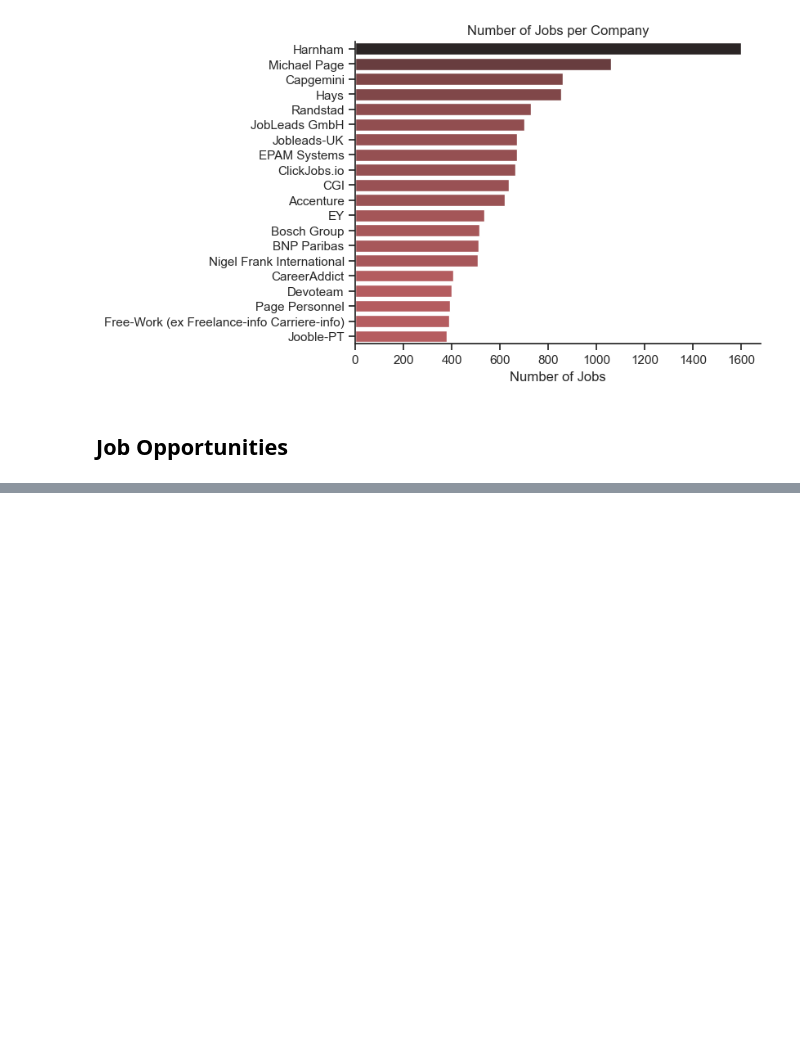
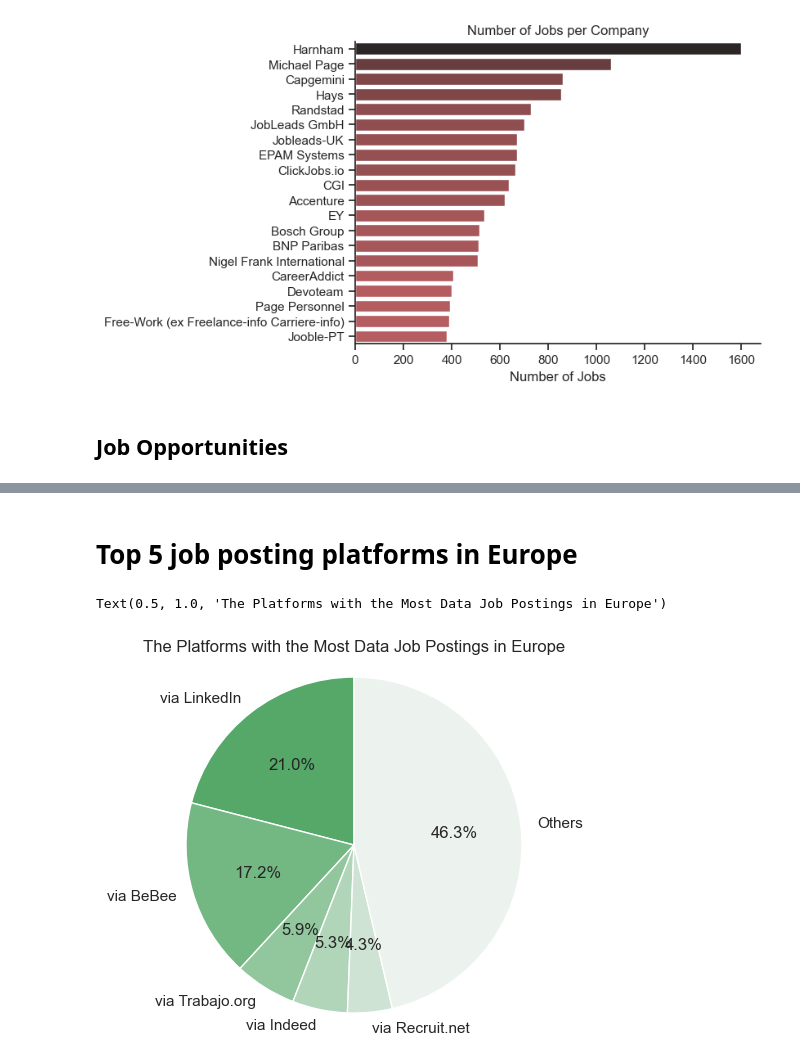
Before and after one commit to Dragosxxd/Python_data_project, a Jupyter notebook: 3_Project/1_EDA_Intro.ipynb, the cells around one changed output, grey strips where cells are left out. Saved outputs shown, nothing was run; the diff lists cells and outputs as text; code cells hidden in the pictures; blank space fills up the shorter version.

```diff
--- a/3_Project/1_EDA_Intro.ipynb
+++ b/3_Project/1_EDA_Intro.ipynb
@@ -110,0 +114,36 @@ plt.show()
+# %% [markdown]
+# Top 5 job posting platforms in Europe
+# %%
+#Filtering for the Top 5 platforms
+
+
+df_platforms = df_europe['job_via'].value_counts().to_frame().head(5)
+no_of_jobs = len(df_europe['job_via'])
+df_platforms['platform_perc'] = 100 * df_platforms['count'] / no_of_jobs
+others_perc = 100 - df_platforms['platform_perc'].sum()
+others_df = pd.DataFrame({'count': [no_of_jobs - df_platforms['count'].sum()],
+                          'platform_perc': [others_perc]},
+                         index=['Others'])
+df_platforms = pd.concat([df_platforms, others_df])
+
+
+labels = df_platforms.index
+sizes = df_platforms['platform_perc']
+
+#Plotting The Results
+
+
+fig, ax = plt.subplots()
+ax.pie(sizes, labels=labels, autopct='%1.1f%%', startangle=90)
+ax.axis('equal')  # Equal aspect ratio ensures the pie is drawn as a circle.
+
+# Setting the theme and palette for Seaborn
+sns.set_theme(style='ticks')
+sns.set_palette('light:g_r')
+
+# Add labels and title
+plt.ylabel('')
+plt.title('The Platforms with the Most Data Job Postings in Europe')
+# %% [output]
+Text(0.5, 1.0, 'The Platforms with the Most Data Job Postings in Europe')
+[figure, added]
```
Also changed, not shown: parts of 1 cell of this notebook.
